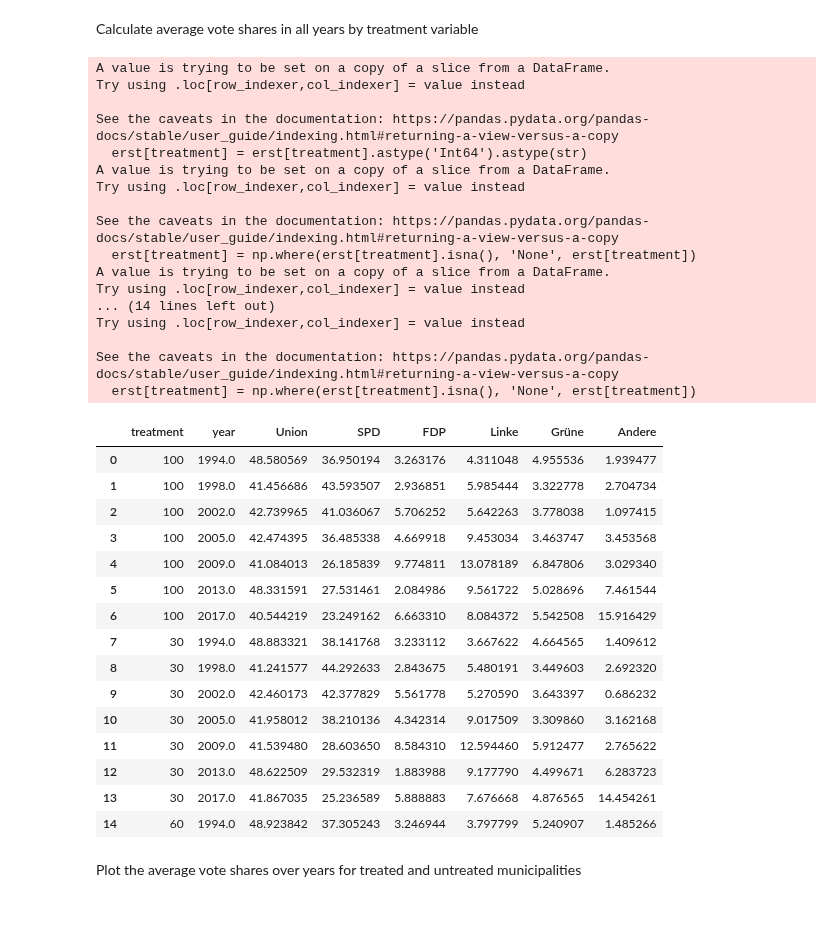
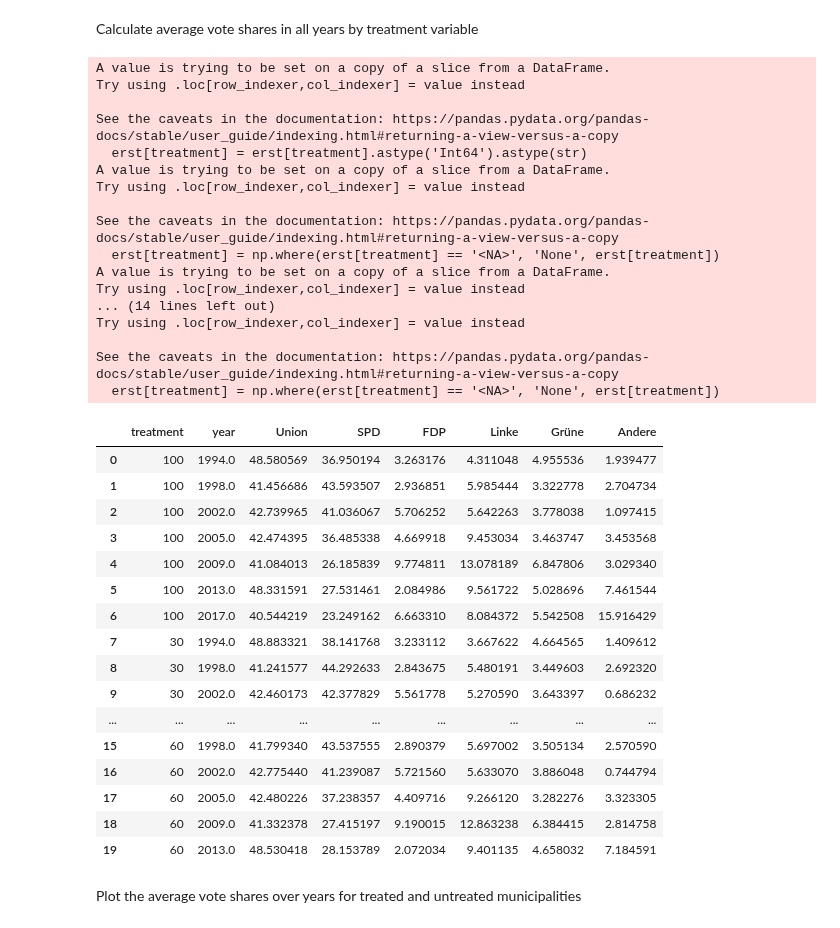
Before and after one commit to jan-schaeffer/powerlinemonsters, a Jupyter notebook: btw_eda.ipynb, the cells around one changed output. Saved outputs shown, nothing was run; the diff lists cells and outputs as text; code cells hidden in the pictures.

```diff
--- a/btw_eda.ipynb
+++ b/btw_eda.ipynb
@@ -59,44 +59,45 @@ Calculate average vote shares in all years by treatment variable
 avg_dfs = {2005: 'treatment_05', 2010: 'treatment_09', 2014: 'treatment_13'}
 for year, treatment in avg_dfs.items():
     erst[treatment] = erst[treatment].astype('Int64').astype(str)
-    erst[treatment] = np.where(erst[treatment].isna(), 'None', erst[treatment])
+    erst[treatment] = np.where(erst[treatment] == '<NA>', 'None', erst[treatment])
     avg_dfs[year] = erst[['Union', 'SPD', 'FDP', 'Linke', 'Grüne', 'Andere', treatment, 'year']].groupby([treatment, 'year'], as_index = False).mean()
     avg_dfs[year].rename(columns = {f'{treatment}':'treatment'}, inplace = True)
-avg_dfs[2005].head(15)
+avg_dfs[2005].head(20)
 # %% [output]
 A value is trying to be set on a copy of a slice from a DataFrame.
 Try using .loc[row_indexer,col_indexer] = value instead
 
 See the caveats in the documentation: https://pandas.pydata.org/pandas-docs/stable/user_guide/indexing.html#returning-a-view-versus-a-copy
   erst[treatment] = erst[treatment].astype('Int64').astype(str)
 A value is trying to be set on a copy of a slice from a DataFrame.
 Try using .loc[row_indexer,col_indexer] = value instead
 
 See the caveats in the documentation: https://pandas.pydata.org/pandas-docs/stable/user_guide/indexing.html#returning-a-view-versus-a-copy
-  erst[treatment] = np.where(erst[treatment].isna(), 'None', erst[treatment])
+  erst[treatment] = np.where(erst[treatment] == '<NA>', 'None', erst[treatment])
 A value is trying to be set on a copy of a slice from a DataFrame.
 Try using .loc[row_indexer,col_indexer] = value instead
 ... (14 lines left out)
 Try using .loc[row_indexer,col_indexer] = value instead
 
 See the caveats in the documentation: https://pandas.pydata.org/pandas-docs/stable/user_guide/indexing.html#returning-a-view-versus-a-copy
-  erst[treatment] = np.where(erst[treatment].isna(), 'None', erst[treatment])
+  erst[treatment] = np.where(erst[treatment] == '<NA>', 'None', erst[treatment])
 |  | treatment | year | Union | SPD | FDP | Linke | Grüne | Andere |
 | 0 | 100 | 1994.0 | 48.580569 | 36.950194 | 3.263176 | 4.311048 | 4.955536 | 1.939477 |
 | 1 | 100 | 1998.0 | 41.456686 | 43.593507 | 2.936851 | 5.985444 | 3.322778 | 2.704734 |
 | 2 | 100 | 2002.0 | 42.739965 | 41.036067 | 5.706252 | 5.642263 | 3.778038 | 1.097415 |
 | 3 | 100 | 2005.0 | 42.474395 | 36.485338 | 4.669918 | 9.453034 | 3.463747 | 3.453568 |
 | 4 | 100 | 2009.0 | 41.084013 | 26.185839 | 9.774811 | 13.078189 | 6.847806 | 3.029340 |
 | 5 | 100 | 2013.0 | 48.331591 | 27.531461 | 2.084986 | 9.561722 | 5.028696 | 7.461544 |
 | 6 | 100 | 2017.0 | 40.544219 | 23.249162 | 6.663310 | 8.084372 | 5.542508 | 15.916429 |
 | 7 | 30 | 1994.0 | 48.883321 | 38.141768 | 3.233112 | 3.667622 | 4.664565 | 1.409612 |
 | 8 | 30 | 1998.0 | 41.241577 | 44.292633 | 2.843675 | 5.480191 | 3.449603 | 2.692320 |
 | 9 | 30 | 2002.0 | 42.460173 | 42.377829 | 5.561778 | 5.270590 | 3.643397 | 0.686232 |
-| 10 | 30 | 2005.0 | 41.958012 | 38.210136 | 4.342314 | 9.017509 | 3.309860 | 3.162168 |
-| 11 | 30 | 2009.0 | 41.539480 | 28.603650 | 8.584310 | 12.594460 | 5.912477 | 2.765622 |
-| 12 | 30 | 2013.0 | 48.622509 | 29.532319 | 1.883988 | 9.177790 | 4.499671 | 6.283723 |
-| 13 | 30 | 2017.0 | 41.867035 | 25.236589 | 5.888883 | 7.676668 | 4.876565 | 14.454261 |
-| 14 | 60 | 1994.0 | 48.923842 | 37.305243 | 3.246944 | 3.797799 | 5.240907 | 1.485266 |
+| ... | ... | ... | ... | ... | ... | ... | ... | ... |
+| 15 | 60 | 1998.0 | 41.799340 | 43.537555 | 2.890379 | 5.697002 | 3.505134 | 2.570590 |
+| 16 | 60 | 2002.0 | 42.775440 | 41.239087 | 5.721560 | 5.633070 | 3.886048 | 0.744794 |
+| 17 | 60 | 2005.0 | 42.480226 | 37.238357 | 4.409716 | 9.266120 | 3.282276 | 3.323305 |
+| 18 | 60 | 2009.0 | 41.332378 | 27.415197 | 9.190015 | 12.863238 | 6.384415 | 2.814758 |
+| 19 | 60 | 2013.0 | 48.530418 | 28.153789 | 2.072034 | 9.401135 | 4.658032 | 7.184591 |
 # %% [markdown]
 Plot the average vote shares over years for treated and untreated municipalities
 # %%
```
Also changed, not shown: parts of 3 cells of this notebook, 4 other files.
